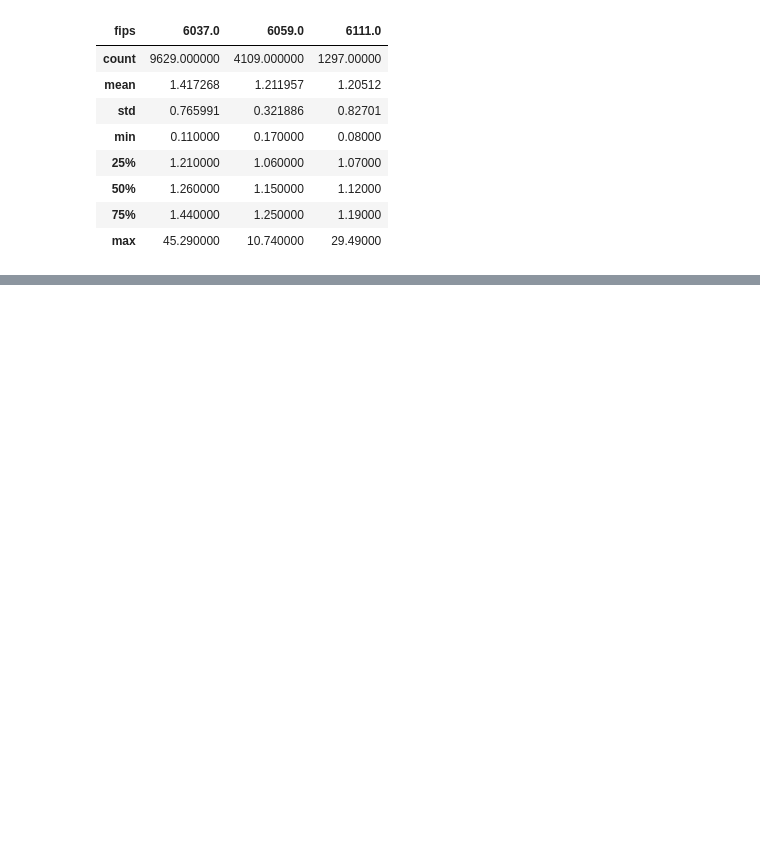
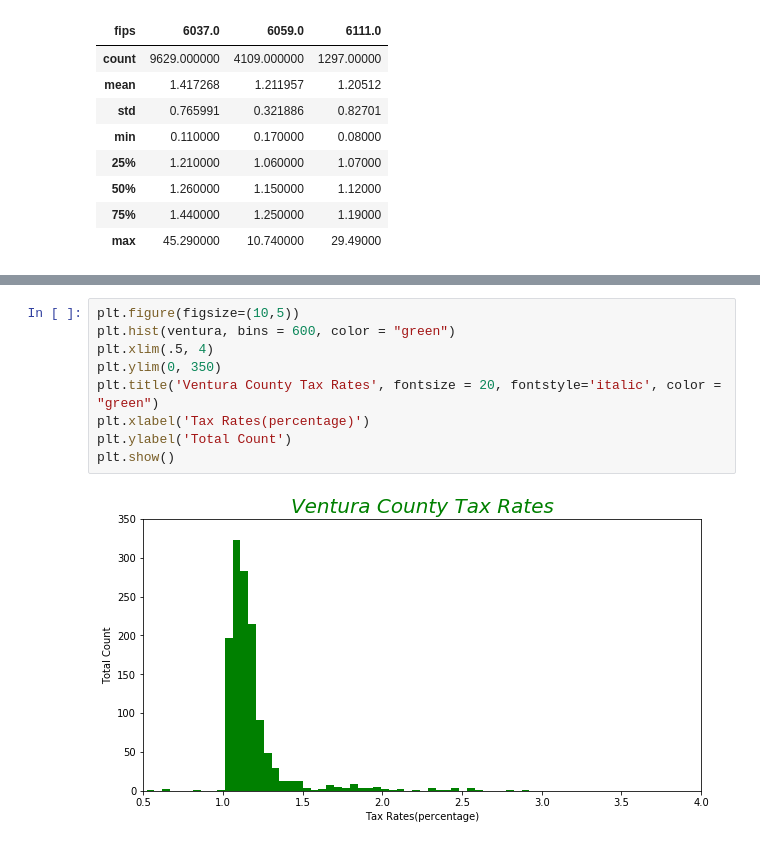
Before and after one commit to ZillowProjectPlaceholder/Zillow-Regression-Project, a Jupyter notebook: noriega_notebook2.ipynb, the cells around one changed output, grey strips where cells are left out. Drawn from its saved outputs; the diff is of its cells as text; blank space fills up the shorter version.

```diff
--- a/noriega_notebook2.ipynb
+++ b/noriega_notebook2.ipynb
@@ -113,0 +109,11 @@ plt.show()
+# %%
+plt.figure(figsize=(10,5))
+plt.hist(ventura, bins = 600, color = "green")
+plt.xlim(.5, 4)
+plt.ylim(0, 350)
+plt.title('Ventura County Tax Rates', fontsize = 20, fontstyle='italic', color = "green")
+plt.xlabel('Tax Rates(percentage)')
+plt.ylabel('Total Count')
+plt.show()
+# %% [output]
+[figure, added]
```
Also changed, not shown: parts of 11 cells of this notebook.
